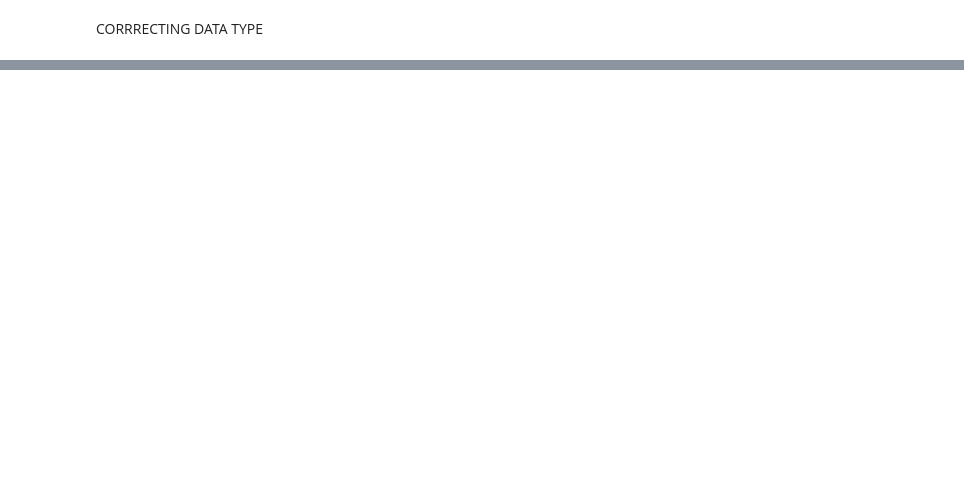
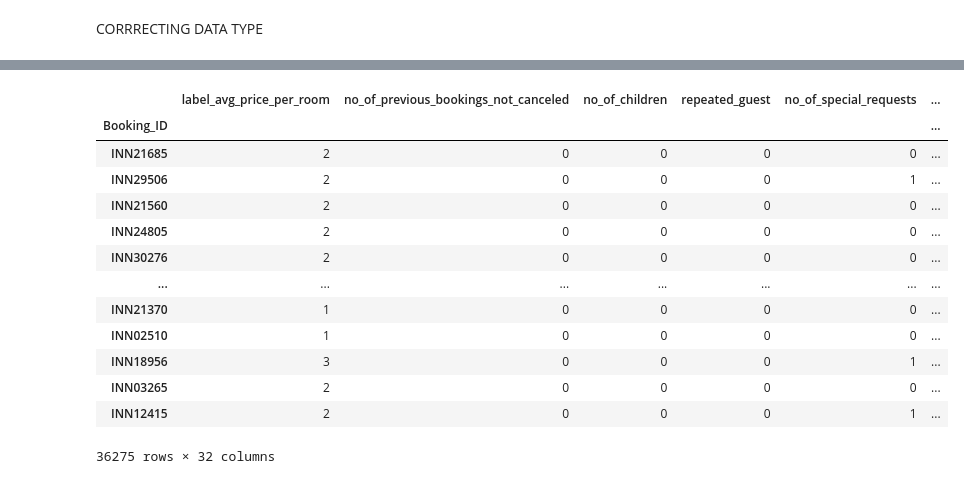
Before and after one commit to GiovaneIwamoto/hotel-reservation-prediction, a Jupyter notebook: src/main.ipynb, the cells around one changed output, grey strips where cells are left out. Drawn from its saved outputs; the diff is of its cells as text; code cells hidden in the pictures; blank space fills up the shorter version.

```diff
--- a/src/main.ipynb
+++ b/src/main.ipynb
@@ -138,0 +131,19 @@ original_dataset.describe()
+# %%
+# df_imported_from_dynamodb is the original dataset imported from DynamoDB
+
+# Function that categorizes prices
+def price_label(room_price):
+    if room_price <= 85:
+        return 1
+    elif 85 < room_price < 115:
+        return 2
+    else:
+        return 3
+
+df_altered_table = df_imported_from_dynamodb
+
+# Create column <label_avg_price_per_room>
+df_altered_table['label_avg_price_per_room'] = df_altered_table['avg_price_per_room'].apply(lambda x: price_label(x))
+
+# Delete column <avg_price_per_room>
+df_altered_table = df_altered_table.drop(columns="avg_price_per_room")
@@ -138,0 +164,11 @@ original_dataset.describe()
+# %%
+# The column to be classified is placed in the first position
+df_altered_table.columns
+columns = []
+
+columns.append('label_avg_price_per_room')
+for i in range(len(df_altered_table.columns[:-1])):
+    columns.append(df_altered_table.columns[i])
+
+df_altered_table = df_altered_table[columns]
+df_altered_table
@@ -138,0 +206,23 @@ original_dataset.describe()
+# %%
+# Dummy variables
+df_altered_table_dummies = pd.get_dummies(df_altered_table, prefix = ['room_type_reserved', 'type_of_meal_plan', 'booking_status', 'market_segment_type'],
+                   columns = ['room_type_reserved', 'type_of_meal_plan', 'booking_status', 'market_segment_type'])
+
+# Set Booking_ID as table index to contain numbers only
+df_altered_table_dummies = df_altered_table_dummies.set_index('Booking_ID')
+df_altered_table_dummies
+# %% [output]
+|  | label_avg_price_per_room | no_of_previous_bookings_not_canceled | no_of_children | repeated_guest | no_of_special_requests | ... |
+| Booking_ID |  |  |  |  |  | ... |
+| INN21685 | 2 | 0 | 0 | 0 | 0 | ... |
+| INN29506 | 2 | 0 | 0 | 0 | 1 | ... |
+| INN21560 | 2 | 0 | 0 | 0 | 0 | ... |
+| INN24805 | 2 | 0 | 0 | 0 | 0 | ... |
+| INN30276 | 2 | 0 | 0 | 0 | 0 | ... |
+| ... | ... | ... | ... | ... | ... | ... |
+| INN21370 | 1 | 0 | 0 | 0 | 0 | ... |
+| INN02510 | 1 | 0 | 0 | 0 | 0 | ... |
+| INN18956 | 3 | 0 | 0 | 0 | 1 | ... |
+| INN03265 | 2 | 0 | 0 | 0 | 0 | ... |
+| INN12415 | 2 | 0 | 0 | 0 | 1 | ... |
+36275 rows × 32 columns
```
Also changed, not shown: parts of 20 cells of this notebook.
